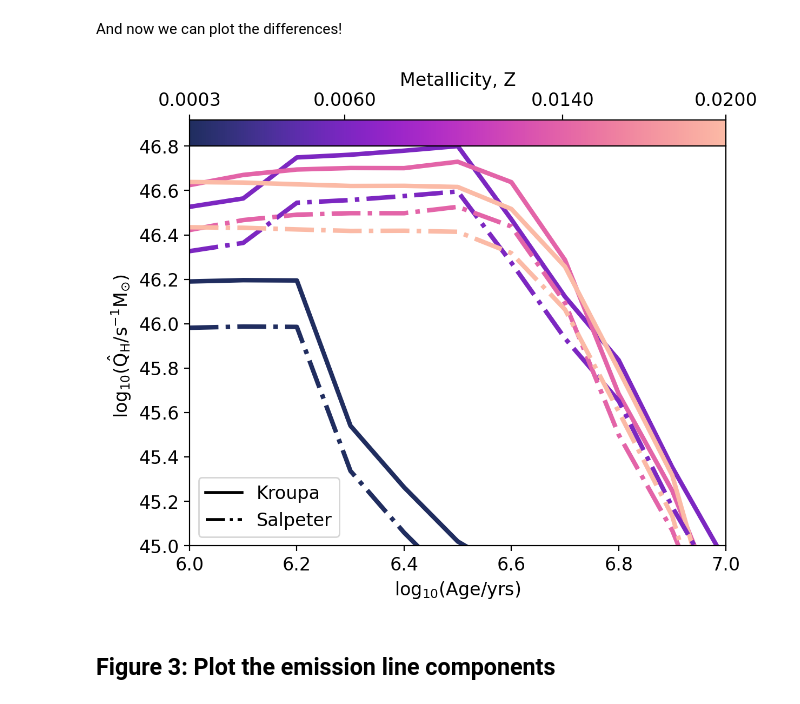
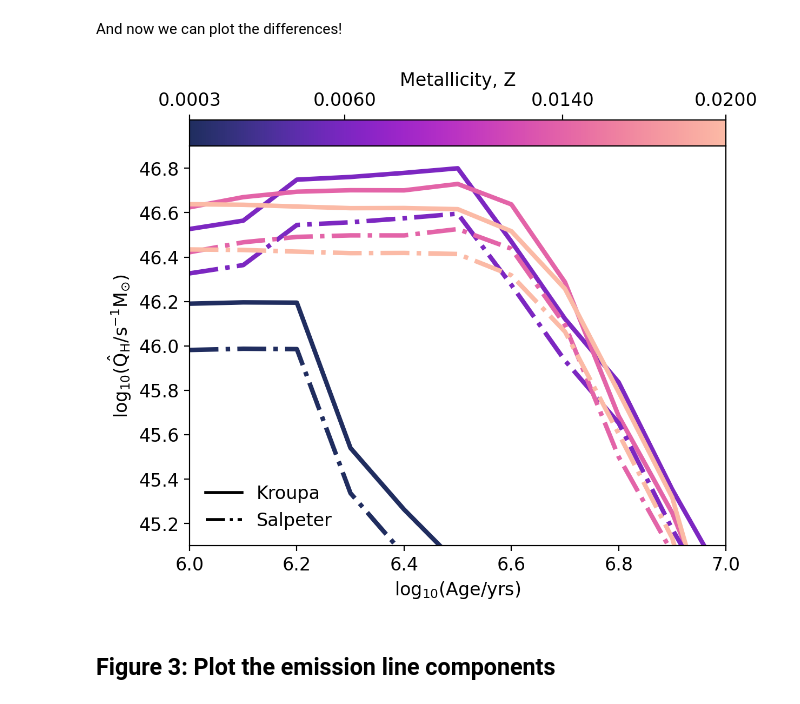
Before and after one commit to sophie-newman/cloudy-maraston, a Jupyter notebook: notebooks/notebook1_explore_maraston_grids.ipynb, the cells around one changed output. Saved outputs shown, nothing was run; the diff lists cells and outputs as text; code cells hidden in the pictures.

```diff
--- a/notebooks/notebook1_explore_maraston_grids.ipynb
+++ b/notebooks/notebook1_explore_maraston_grids.ipynb
@@ -118,36 +118,36 @@ for iZ, Z in enumerate(metallicities):
     plt.plot(np.log10(grid.ages), Q_k[iZ,:], color = cmap(norm(Z)), lw=3, ls='-')
 
 Q = grid_s.log10_specific_ionising_lum['HI'] # for all Z
 Q_s = Q.T # (4, 67)
 for iZ, Z in enumerate(metallicities):
     plt.plot(np.log10(grid_s.ages), Q_s[iZ,:], color = cmap(norm(Z)), lw=3, ls='-.')
 
 plt.xlabel('log$_{10}$(Age/yrs)')
 plt.ylabel(r'$\rm log_{10}(\hat{Q}_{H}/s^{-1}M_{\odot})$')
-plt.ylim(bottom=45, top=46.8)
+plt.ylim(bottom=45.1, top=46.9)
 plt.xlim(left=6, right=7)
 
 # Create legend
 legend_elements = [Line2D([0, 1], [0, 1], linestyle='-', lw=2, color='black', label='Kroupa'),
                    Line2D([0, 1], [0, 1], linestyle='-.', lw=2, color='black', label='Salpeter')
 ]
-plt.legend(handles=legend_elements, loc='lower left')
+plt.legend(handles=legend_elements, loc='lower left', frameon=False)
 
 # Create colorbar axis
 left = 0.125
 bottom = 0.8
 width = 0.775
 height = 0.08
 cax = fig.add_axes([left, bottom + height, width, 0.05])  # [left, bottom, width, height]
 cbar = plt.colorbar(sm, cax=cax, orientation='horizontal')
 cbar.set_ticks(metallicities)
 cax.xaxis.tick_top()
 cax.xaxis.set_label_position("top")
 cax.set_xlabel(r"Metallicity, Z")
 
 plt.savefig('/home/sophienewman/Pictures/plots/paper1/imfs.png', dpi=300, bbox_inches='tight')
 # %% [output]
-[figure, old version]
+[figure, new version]
 # %% [markdown]
 ## Figure 3: Plot the emission line components
 # %%
```
Also changed, not shown: parts of 6 cells of this notebook, 3 other files.
